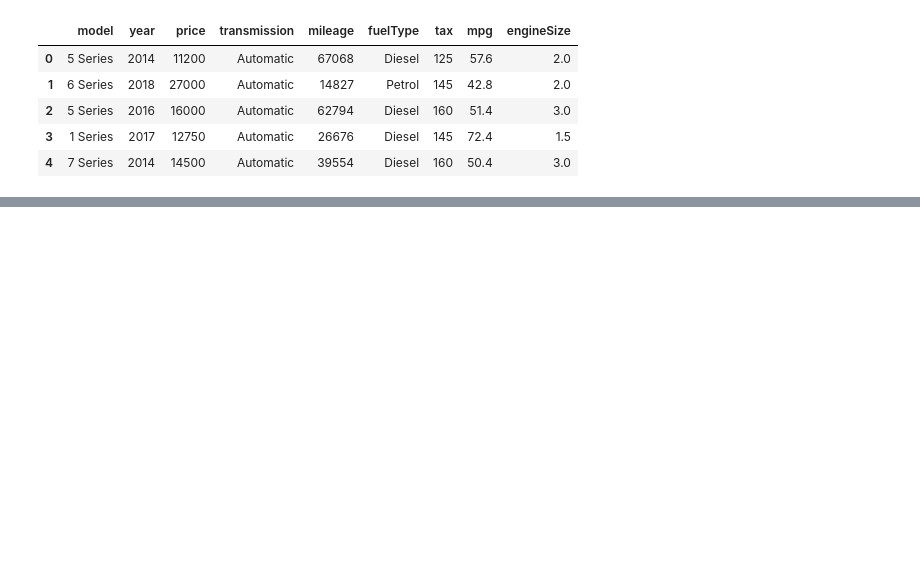
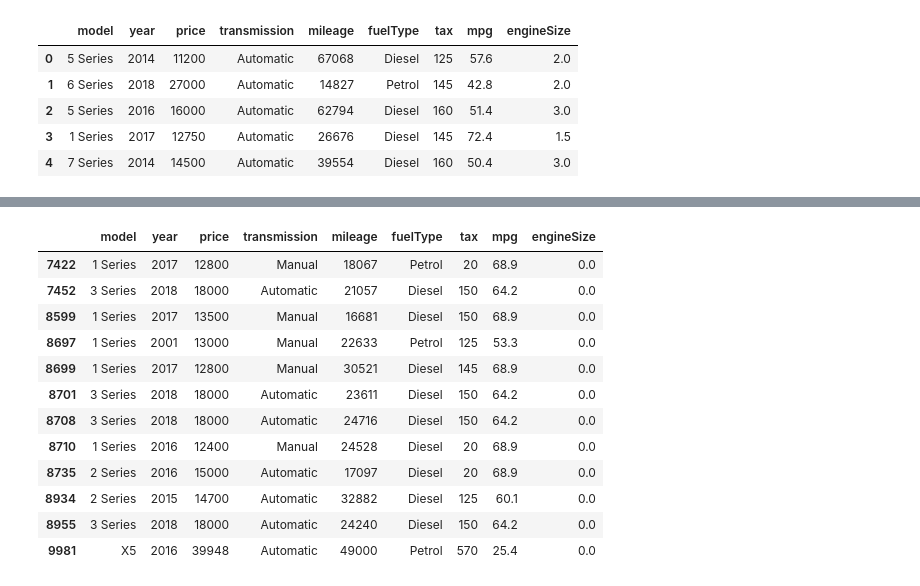
Before and after one commit to atalebizadeh/Examples, a Jupyter notebook: UK Used Cars/Analysis and Modeling.ipynb, the cells around one changed output, grey strips where cells are left out. Cells and saved outputs as stored; diff of their text form; code cells hidden in the pictures; blank space fills up the shorter version.

```diff
--- a/UK Used Cars/Analysis and Modeling.ipynb
+++ b/UK Used Cars/Analysis and Modeling.ipynb
@@ -26,0 +150,16 @@ df_bmw.head()
+# %%
+df[df['engineSize']==0]
+# %% [output]
+|  | model | year | price | transmission | mileage | fuelType | tax | mpg | engineSize |
+| 7422 | 1 Series | 2017 | 12800 | Manual | 18067 | Petrol | 20 | 68.9 | 0.0 |
+| 7452 | 3 Series | 2018 | 18000 | Automatic | 21057 | Diesel | 150 | 64.2 | 0.0 |
+| 8599 | 1 Series | 2017 | 13500 | Manual | 16681 | Diesel | 150 | 68.9 | 0.0 |
+| 8697 | 1 Series | 2001 | 13000 | Manual | 22633 | Petrol | 125 | 53.3 | 0.0 |
+| 8699 | 1 Series | 2017 | 12800 | Manual | 30521 | Diesel | 145 | 68.9 | 0.0 |
+| 8701 | 3 Series | 2018 | 18000 | Automatic | 23611 | Diesel | 150 | 64.2 | 0.0 |
+| 8708 | 3 Series | 2018 | 18000 | Automatic | 24716 | Diesel | 150 | 64.2 | 0.0 |
+| 8710 | 1 Series | 2016 | 12400 | Manual | 24528 | Diesel | 20 | 68.9 | 0.0 |
+| 8735 | 2 Series | 2016 | 15000 | Automatic | 17097 | Diesel | 20 | 68.9 | 0.0 |
+| 8934 | 2 Series | 2015 | 14700 | Automatic | 32882 | Diesel | 125 | 60.1 | 0.0 |
+| 8955 | 3 Series | 2018 | 18000 | Automatic | 24240 | Diesel | 150 | 64.2 | 0.0 |
+| 9981 | X5 | 2016 | 39948 | Automatic | 49000 | Petrol | 570 | 25.4 | 0.0 |
```
Also changed, not shown: parts of 24 cells of this notebook.
